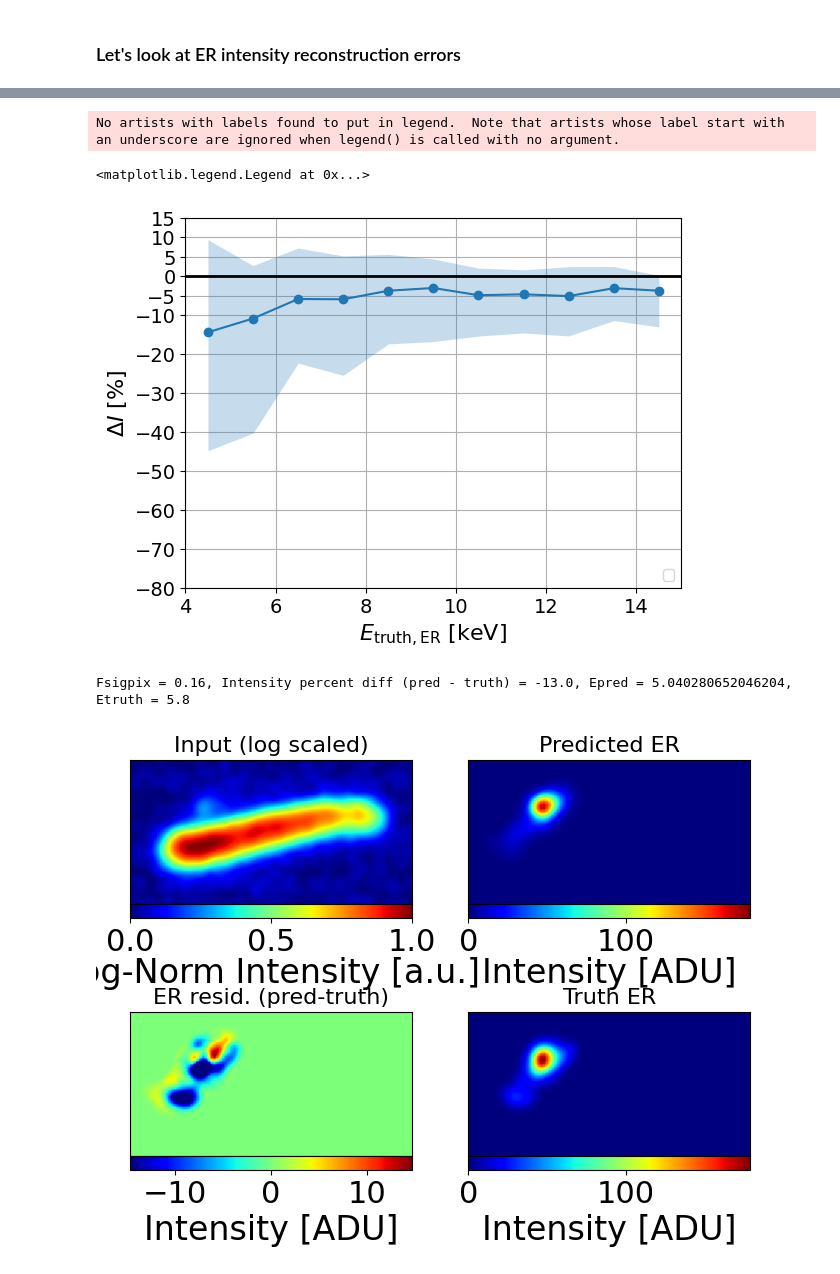
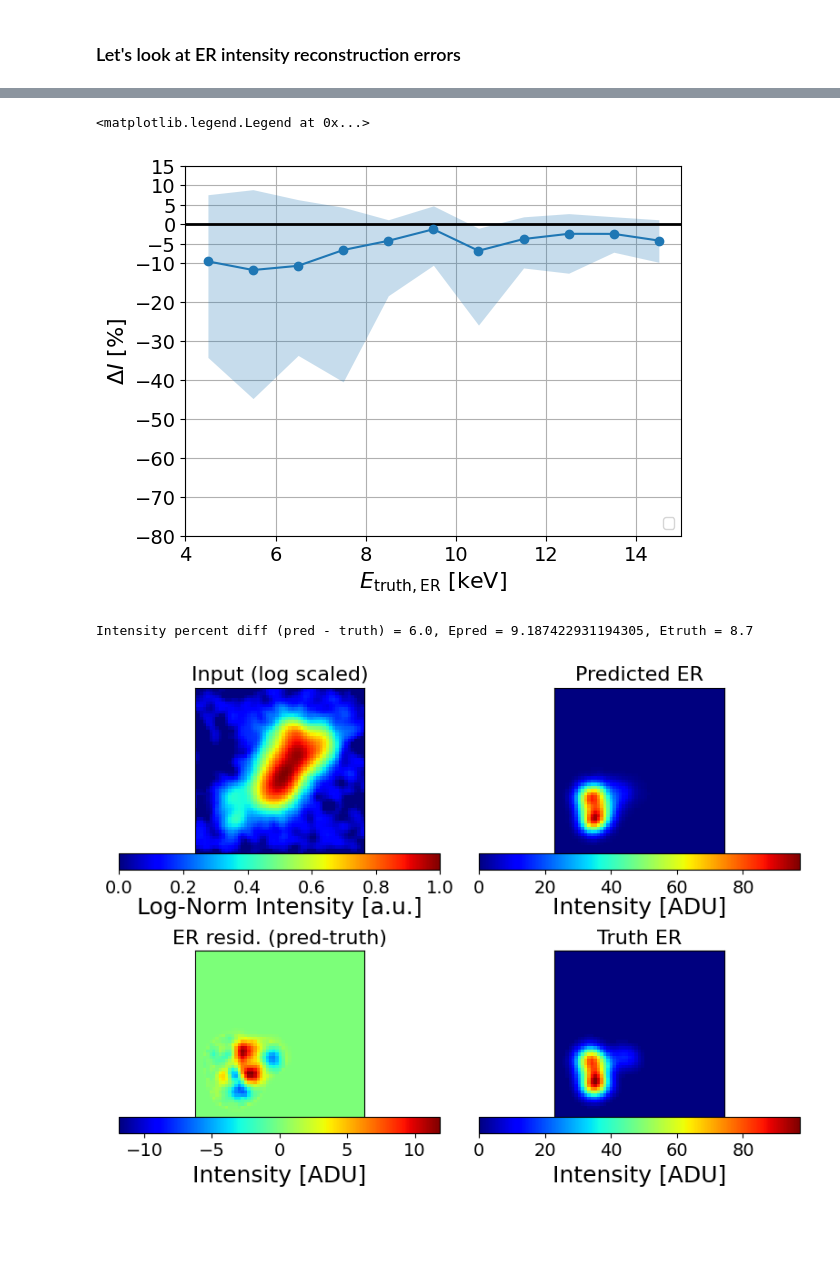
Before and after one commit to jschuel/OASIS, a Jupyter notebook: OASIS/tutorial.ipynb, the cells around one changed output, grey strips where cells are left out. Cells and saved outputs as stored; diff of their text form; code cells hidden in the pictures; blank space fills up the shorter version.

```diff
--- a/OASIS/tutorial.ipynb
+++ b/OASIS/tutorial.ipynb
@@ -44,8 +38,8 @@ of course call train() as shown below
 to train a model"""
 #model = train(cfg)
 # %%
-hybrid_df = pd.read_pickle(os.path.join(cfg.dataframe_root,'hybrid_test.pkl'))
-NR_df = pd.read_pickle(os.path.join(cfg.dataframe_root,'NR_test.pkl'))
+hybrid_df = pd.read_pickle(os.path.join(cfg.dataframe_root,'hybrid.pkl'))
+NR_df = pd.read_pickle(os.path.join(cfg.dataframe_root,'NR.pkl'))
 dfs = {'NR':NR_df,'hybrid':hybrid_df}
 # %%
 # Evaluate on both the hybrid and NR-only sets
@@ -114,0 +112,4 @@ plt.legend()
+# %%
+#Print fraction of NR-only data where at least 4 keV of visible energy was reconstructed
+thresh = dfs['hybrid'].query('3.6 <= ER_truth_energy <= 4.4')['ER_truth_intensity'].mean()
+print(f"NR-only false positive percentage: {len(dfs['NR'].loc[dfs['NR']['ER_pred_intensity']>thresh])/len(dfs['NR'])*100} pct.")
@@ -157,16 +162,9 @@ plt.xlim(4, 15)
 plt.ylim(-80, 15)
 plt.legend(loc='lower right')
 # %% [output]
-No artists with labels found to put in legend.  Note that artists whose label start with an underscore are ignored when legend() is called with no argument.
+<matplotlib.legend.Legend at 0x...>
-<matplotlib.legend.Legend at 0x...>
-[figure, old version]
+[figure, new version]
 # %%
-plt.rc('legend', fontsize=14)
-plt.rc('xtick', labelsize=22)
-plt.rc('ytick', labelsize=22)
-plt.rc('axes', labelsize=24)
-plt.rc('axes', titlesize=24)
-
 def visualize(df, model, dataset, idx=0, mask = True,plot_NR = False, key = None):
     """
     Visualize a single sample: input, preds, targets, residuals.
@@ -220,20 +218,20 @@ def visualize(df, model, dataset, idx=0, mask = True,plot_NR = False, key = None
     }
     if key is None:
         try:
-            print("Fsigpix = %s, Intensity percent diff (pred - truth) = %s, Epred = %s, Etruth = %s"%(np.round(tmp['frac_ERpix_outside_NR'],2),
+            print("Intensity percent diff (pred - truth) = %s, Epred = %s, Etruth = %s"%(
                                                     np.round((I_hat_ER_raw[0,0].cpu().detach().numpy().sum()-t_ER_raw[0,0].cpu().detach().numpy().sum())/t_ER_raw[0,0].cpu().detach().numpy().sum()*100),
                                                             tmp['ER_pred_intensity']/tmp['ER_truth_intensity']*tmp['ER_truth_energy'],tmp['ER_truth_energy']))
         except:
-            print("ER predicted intensity: %s"%(tmp['ER_pred_intensity']))
+            print("ER est. energy [keV]: %s"%(tmp['ER_pred_intensity']*4/thresh))
     else:
         prefix = key.split('_')[0]
         suffix = key[len(prefix)+1:]
         try:
-            print("Fsigpix = %s, Intensity percent diff (pred - truth) = %s, Epred = %s, Etruth = %s"%(np.round(tmp['frac_ERpix_outside_NR'],2),
+            print("Intensity percent diff (pred - truth) = %s, Epred = %s, Etruth = %s"%(
                                                     np.round((I_hat_ER_raw[0,0].cpu().detach().numpy().sum()-t_ER_raw[0,0].cpu().detach().numpy().sum())/t_ER_raw[0,0].cpu().detach().numpy().sum()*100),
                                                             tmp['ER_pred_intensity_%s'%(suffix)]/tmp['ER_truth_intensity_%s'%(suffix)]*tmp['ER_truth_energy'],tmp['ER_truth_energy']))
         except:
-            print("ER predicted intensity: %s"%(tmp['ER_pred_intensity_%s'%(suffix)]))
+            print("ER est. energy [keV]: %s"%(tmp['ER_pred_intensity_%s'%(suffix)]*4/thresh))
     if plot_NR:
         plt.figure(figsize=(18, 9))
         plt.subplot(2,3,1)
@@ -406,21 +404,27 @@ def visualize(df, model, dataset, idx=0, mask = True,plot_NR = False, key = None
         #plt.text(386,30,"5mm",color='w',size=16)
         plt.xticks([])
         plt.yticks([])
-    #plt.tight_layout()
+    plt.tight_layout()
     plt.show()
 
     # Return tensors for further analysis if needed
     #return I_hat_ER_raw[0,0].cpu().detach().numpy().sum(),t_ER_raw[0,0].cpu().detach().numpy().sum(),(I_hat_ER_raw[0,0].cpu().detach().numpy().sum()-t_ER_raw[0,0].cpu().detach().numpy().sum())/t_ER_raw[0,0].cpu().detach().numpy().sum()*100
     #return {"I_in": I_in.cpu().detach(), "t": t.cpu().detach(), "I_hat": I_hat.cpu().detach()}
 # %%
+plt.rc('legend', fontsize=14)
+plt.rc('xtick', labelsize=14)
+plt.rc('ytick', labelsize=16)
+plt.rc('axes', labelsize=18)
+plt.rc('axes', titlesize=18)
+
 key = 'hybrid'
 species = 'hybrid'
 visualize(dfs[species],
           models[key],
          datasets[key],
-         idx = dfs[key].query('5 < ER_truth_energy < 6 & NR_camera_energy > 400').index.to_numpy()[8],
+         idx = dfs[key].query('8 < ER_truth_energy < 9 & NR_camera_energy > 100').index.to_numpy()[1],
          mask = True,
          key=None)
 # %% [output]
-Fsigpix = 0.16, Intensity percent diff (pred - truth) = -13.0, Epred = 5.040280652046204, Etruth = 5.8
+Intensity percent diff (pred - truth) = 6.0, Epred = 9.187422931194305, Etruth = 8.7
-[figure, old version]
+[figure, new version]
```
Also changed, not shown: parts of 13 cells of this notebook.
